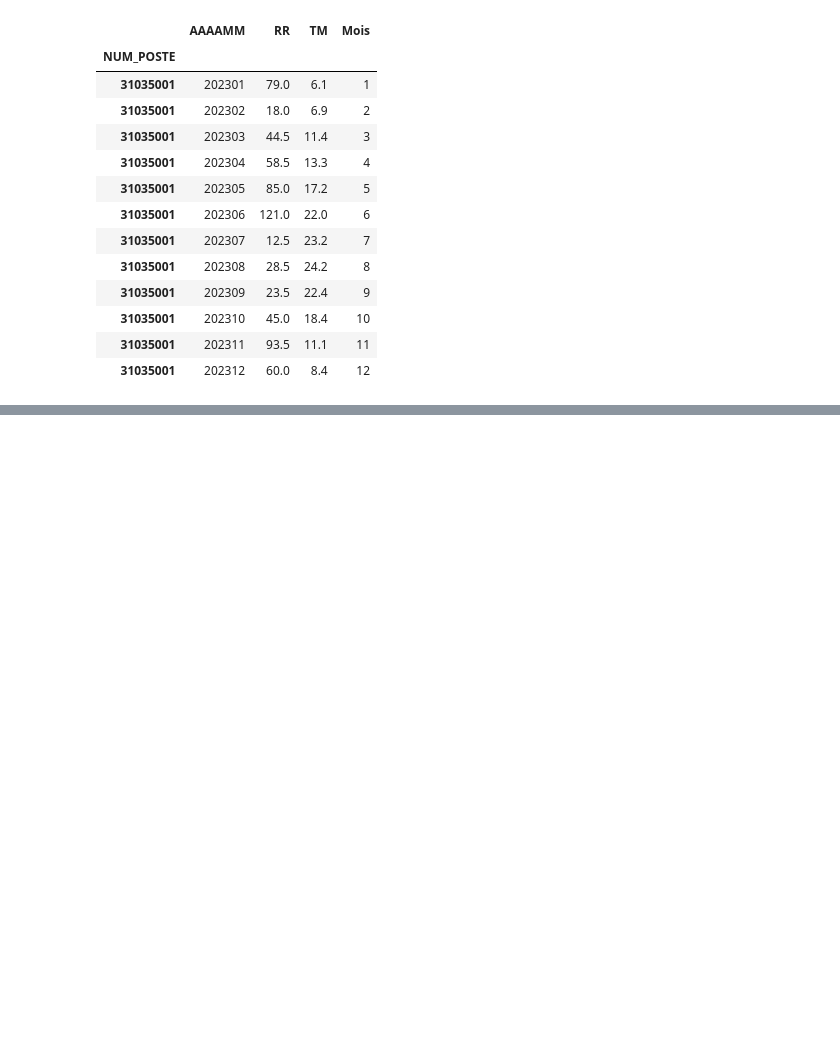
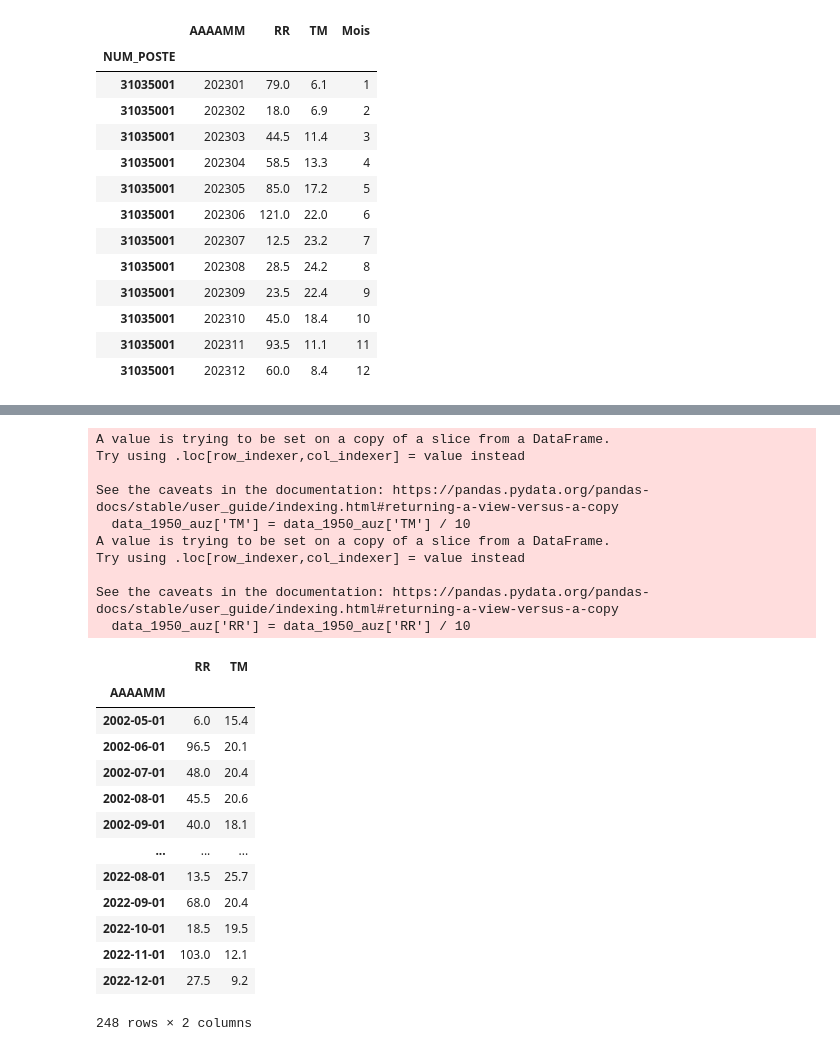
Before and after one commit to GabrielINRAe/Projet_Dataviz, a Jupyter notebook: Diagramme ombro pour station auzeville.ipynb, the cells around one changed output, grey strips where cells are left out. Saved outputs shown, nothing was run; the diff lists cells and outputs as text; code cells hidden in the pictures; blank space fills up the shorter version.

```diff
--- a/Diagramme ombro pour station auzeville.ipynb
+++ b/Diagramme ombro pour station auzeville.ipynb
@@ -83,0 +100,32 @@ plot
+# %%
+data_auz = data.loc[31035001]
+data_auz.index = pd.to_datetime(data_auz['AAAAMM'].astype(str), format='%Y%m')
+data_1950_auz = data_auz[['RR', 'TM']]          # Filtrer les données pour l'AUZ 31035001
+data_1950_auz['TM'] = data_1950_auz['TM'] / 10
+data_1950_auz['RR'] = data_1950_auz['RR'] / 10
+data_1950_auz
+# %% [output]
+A value is trying to be set on a copy of a slice from a DataFrame.
+Try using .loc[row_indexer,col_indexer] = value instead
+
+See the caveats in the documentation: https://pandas.pydata.org/pandas-docs/stable/user_guide/indexing.html#returning-a-view-versus-a-copy
+  data_1950_auz['TM'] = data_1950_auz['TM'] / 10
+A value is trying to be set on a copy of a slice from a DataFrame.
+Try using .loc[row_indexer,col_indexer] = value instead
+
+See the caveats in the documentation: https://pandas.pydata.org/pandas-docs/stable/user_guide/indexing.html#returning-a-view-versus-a-copy
+  data_1950_auz['RR'] = data_1950_auz['RR'] / 10
+|  | RR | TM |
+| AAAAMM |  |  |
+| 2002-05-01 | 6.0 | 15.4 |
+| 2002-06-01 | 96.5 | 20.1 |
+| 2002-07-01 | 48.0 | 20.4 |
+| 2002-08-01 | 45.5 | 20.6 |
+| 2002-09-01 | 40.0 | 18.1 |
+| ... | ... | ... |
+| 2022-08-01 | 13.5 | 25.7 |
+| 2022-09-01 | 68.0 | 20.4 |
+| 2022-10-01 | 18.5 | 19.5 |
+| 2022-11-01 | 103.0 | 12.1 |
+| 2022-12-01 | 27.5 | 9.2 |
+248 rows × 2 columns
```
Also changed, not shown: parts of 9 cells of this notebook.
